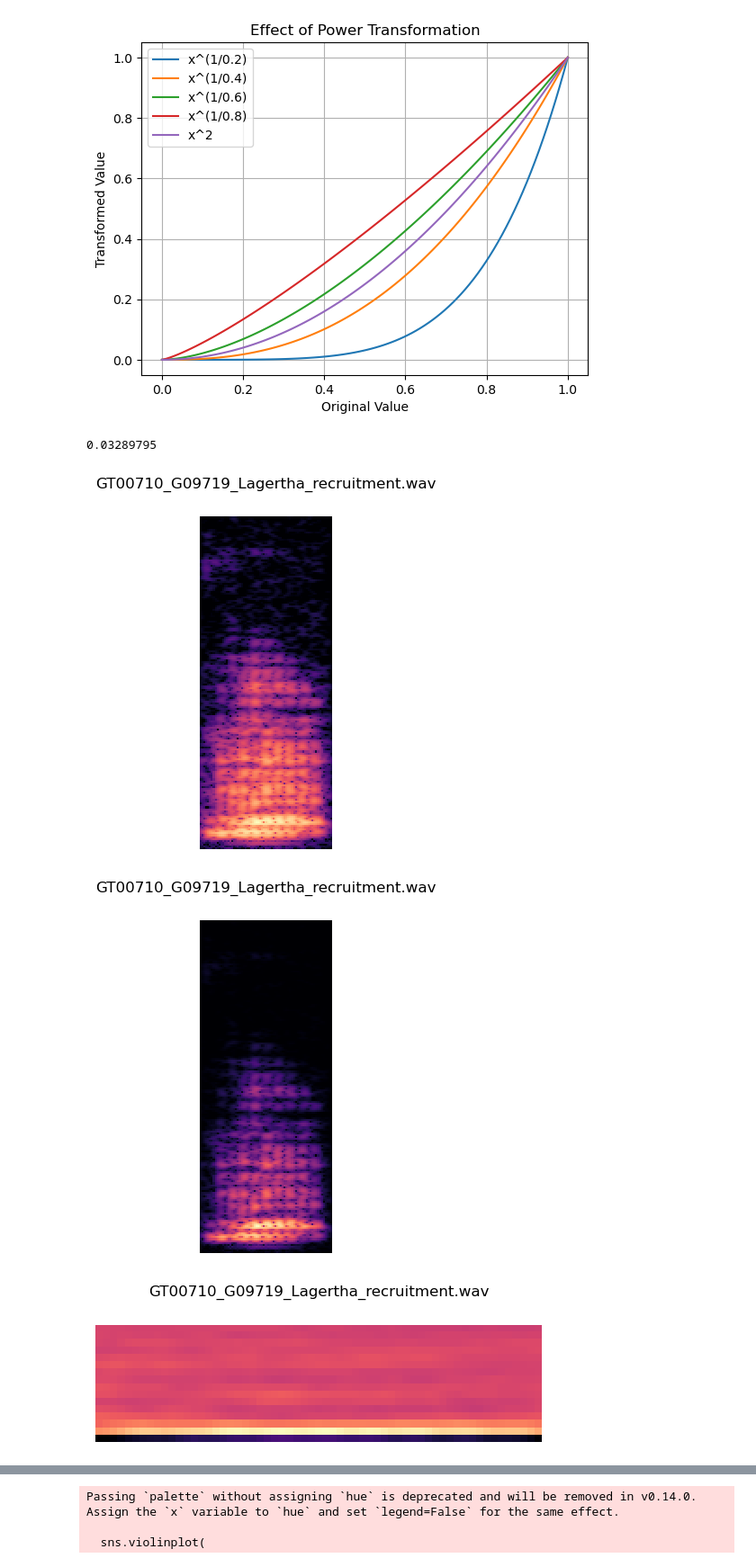
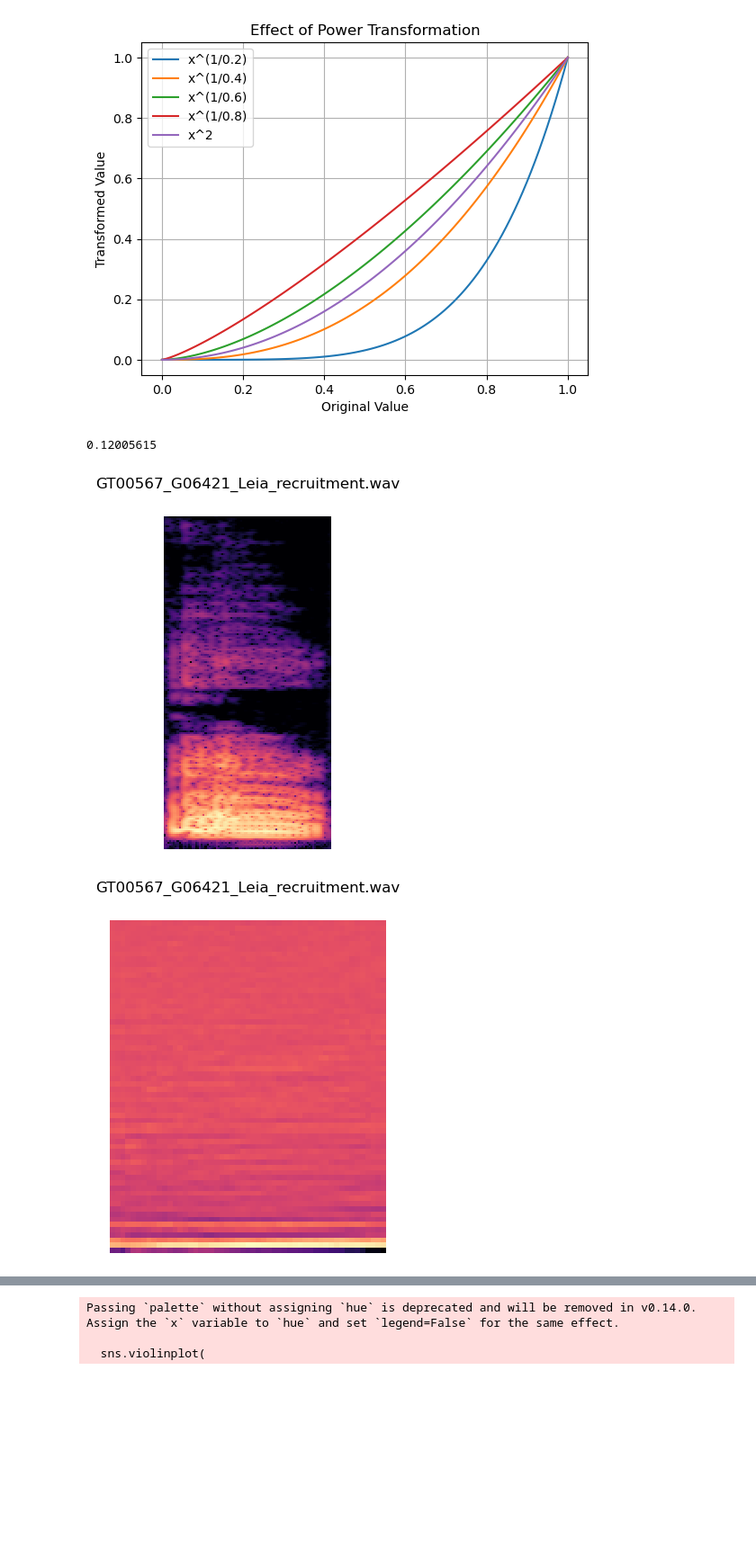
Before and after one commit to lgies23/GooseVocalizations---Thesis-code, a Jupyter notebook: feature_extraction.ipynb, the cells around one changed output, grey strips where cells are left out. Shown at 90% size. Cells and saved outputs as stored; diff of their text form; code cells hidden in the pictures; blank space fills up the shorter version.

```diff
--- a/feature_extraction.ipynb
+++ b/feature_extraction.ipynb
@@ -29,11 +33,11 @@ len(clip_paths)
 # %% [markdown]
 ##### Inspect single call
 # %%
-i = 1000
+i = 1200
 N_FFT = 512
 HOP_OVERLAP = 9
 TOP_dB_SILENCE = 35
-NUM_CEPS = 16
+NUM_CEPS = 64
 # %%
 vocalization, sr = librosa.load(clip_paths[i], sr=None)
 # %%
@@ -114,6 +118,26 @@ def _to_pixel_and_cut(spectrogram):
 def _lin_spectrogram(waveform, plot=False):
     spectrogram = np.abs(librosa.stft(waveform, n_fft=N_FFT, hop_length=(N_FFT//HOP_OVERLAP)))
     spectrogram = librosa.amplitude_to_db(spectrogram, ref=np.max)
+    if plot:
+        fig, ax = plt.subplots()
+        ax.matshow(_to_pixel_and_cut(spectrogram), origin="lower", cmap="magma")
+        ax.axis("off")
+        ax.set(title=clip_paths[i].split("/")[-1])
+    return spectrogram
+
+def _lin_log_spectrogram(waveform, plot=False):
+    spectrogram = np.abs(librosa.stft(waveform, n_fft=N_FFT, hop_length=(N_FFT//HOP_OVERLAP)))**2
+    spectrogram = librosa.amplitude_to_db(spectrogram, ref=np.max)
+    if plot:
+        fig, ax = plt.subplots()
+        ax.matshow(_to_pixel_and_cut(spectrogram), origin="lower", cmap="magma")
+        ax.axis("off")
+        ax.set(title=clip_paths[i].split("/")[-1])
+    return spectrogram
+
+def _lin_pow_spectrogram(waveform, plot=False):
+    spectrogram = np.log(np.abs(librosa.stft(waveform, n_fft=N_FFT, hop_length=(N_FFT//HOP_OVERLAP))))
+    # spectrogram = np.sqrt(librosa.amplitude_to_db(spectrogram, ref=np.max))
     if plot:
         fig, ax = plt.subplots()
         ax.matshow(_to_pixel_and_cut(spectrogram), origin="lower", cmap="magma")
@@ -144,11 +168,12 @@ def _lfccs(waveform, sr, plot=False):
     lfcc_transform = transforms.LFCC(
         sample_rate=sr,
         n_lfcc=NUM_CEPS,
-        speckwargs={"n_fft": N_FFT, "hop_length": N_FFT//HOP_OVERLAP, "center": False}
+        f_max=10000,
+        speckwargs={"n_fft": N_FFT, "hop_length": N_FFT//6, "center": False}
     )
     waveform_tensor = tensor(waveform).unsqueeze(0)
-    lfcc = lfcc_transform(waveform_tensor)
-    lfcc = lfcc.squeeze(0).numpy() # to 2D numpy array
+    lfcc = lfcc_transform(waveform_tensor).squeeze(0).numpy() # to 2D numpy array
+    lfcc = _min_max_scale(lfcc)
 
     if plot:
         fig, ax = plt.subplots()
@@ -158,12 +183,13 @@ def _lfccs(waveform, sr, plot=False):
     return lfcc
 # %%
 _lin_spectrogram(_process_waveform(vocalization), plot=True)
-_emphasized_spectrogram(_process_waveform(vocalization), plot=True)
+#_lin_log_spectrogram(_process_waveform(vocalization), plot=True)
+#_lin_log_spectrogram(_process_waveform(vocalization), plot=True)
+#_emphasized_spectrogram(_process_waveform(vocalization), plot=True)
 _lfccs(_process_waveform(vocalization), sr=sr, plot=True)
 np.max(np.abs(vocalization))
 # %% [output]
-0.03289795
+0.12005615
-[figure, old version]
+[figure, new version]
-[figure, old version]
+[figure, new version]
-[figure, removed]
 # %%
```
Also changed, not shown: parts of 36 cells of this notebook, 13 other files.
